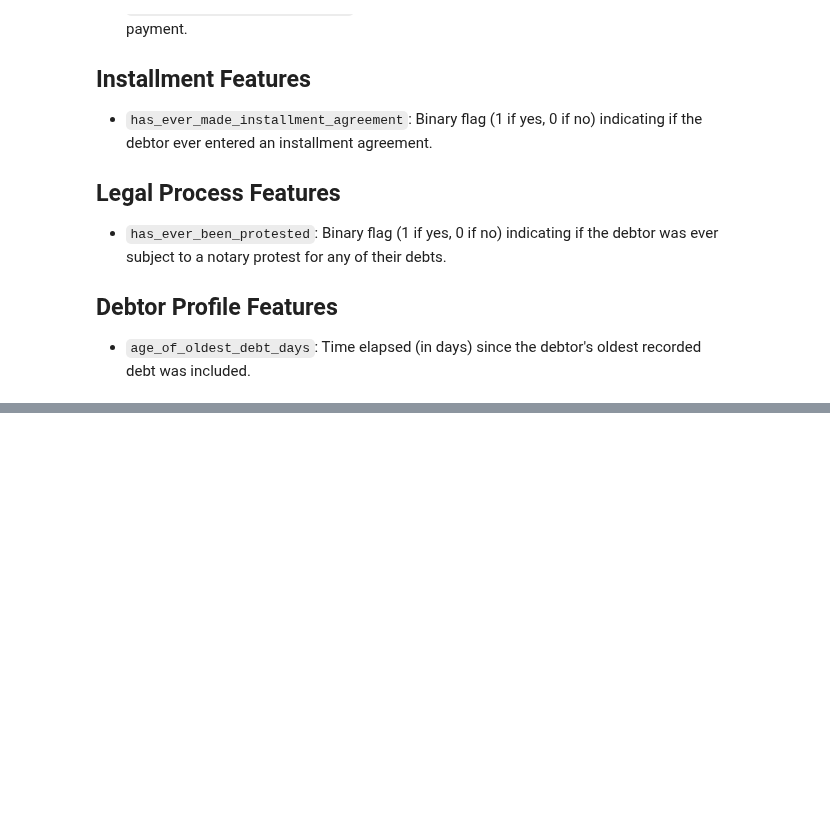
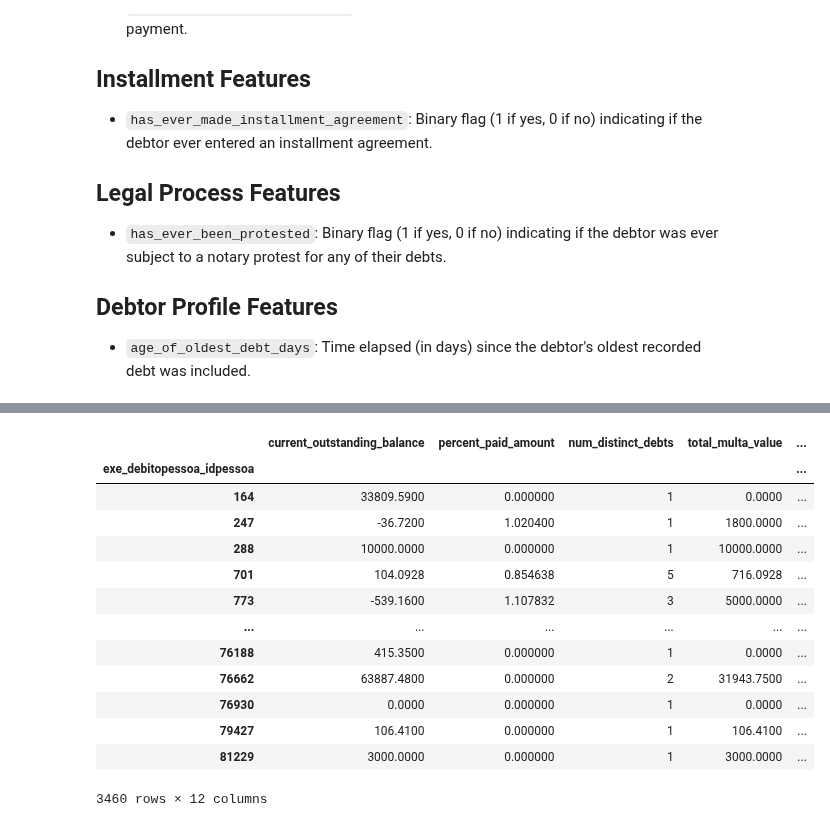
Before and after one commit to eduardoplima/tce-debtor-clustering, a Jupyter notebook: notebooks/dataset_creation.ipynb, the cells around one changed output, grey strips where cells are left out. Drawn from its saved outputs; the diff is of its cells as text; code cells hidden in the pictures; blank space fills up the shorter version.

```diff
--- a/notebooks/dataset_creation.ipynb
+++ b/notebooks/dataset_creation.ipynb
@@ -425,3 +827,20 @@ features_df = pd.concat([
+# %%
+features_df
+# %% [output]
+|  | current_outstanding_balance | percent_paid_amount | num_distinct_debts | total_multa_value | ... |
+| exe_debitopessoa_idpessoa |  |  |  |  | ... |
+| 164 | 33809.5900 | 0.000000 | 1 | 0.0000 | ... |
+| 247 | -36.7200 | 1.020400 | 1 | 1800.0000 | ... |
+| 288 | 10000.0000 | 0.000000 | 1 | 10000.0000 | ... |
+| 701 | 104.0928 | 0.854638 | 5 | 716.0928 | ... |
+| 773 | -539.1600 | 1.107832 | 3 | 5000.0000 | ... |
+| ... | ... | ... | ... | ... | ... |
+| 76188 | 415.3500 | 0.000000 | 1 | 0.0000 | ... |
+| 76662 | 63887.4800 | 0.000000 | 2 | 31943.7500 | ... |
+| 76930 | 0.0000 | 0.000000 | 1 | 0.0000 | ... |
+| 79427 | 106.4100 | 0.000000 | 1 | 106.4100 | ... |
+| 81229 | 3000.0000 | 0.000000 | 1 | 3000.0000 | ... |
+3460 rows × 12 columns
 # %%
 features_df.reset_index(inplace=True)
 features_df.drop(columns=['exe_debitopessoa_idpessoa'], inplace=True)
```
Also changed, not shown: parts of 7 cells of this notebook, 1 other file.
